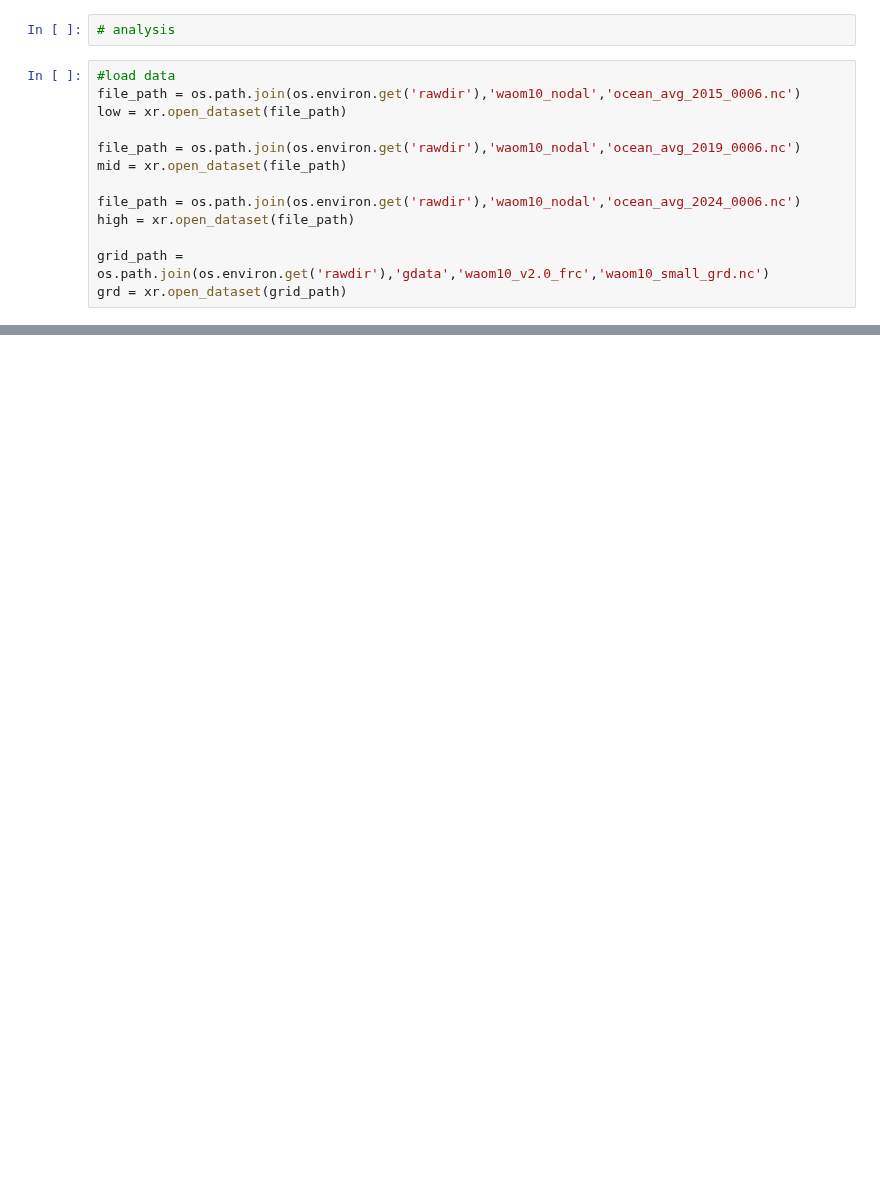
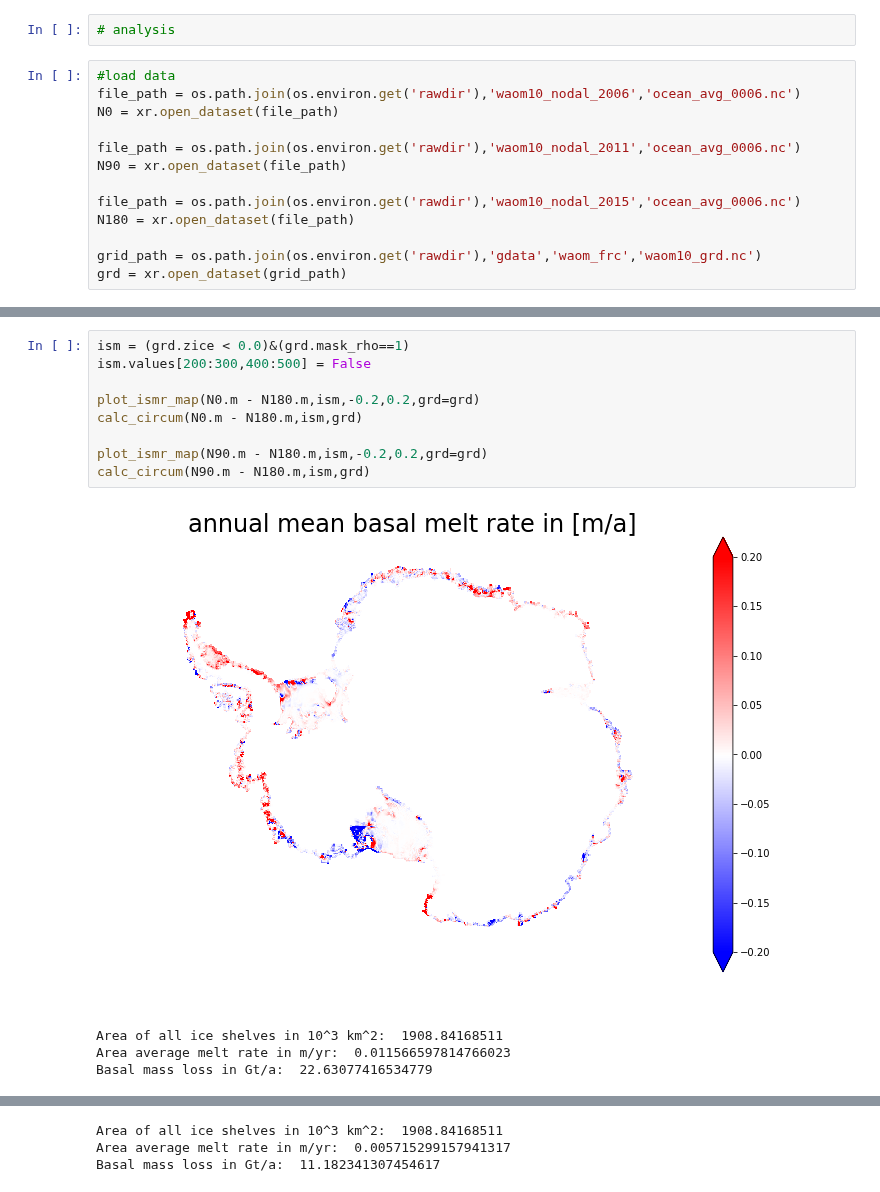
Before and after one commit to kuechenrole/tidal_melting, a Jupyter notebook: notebooks/reports/nodal_tides.ipynb, the cells around one changed output, grey strips where cells are left out. Drawn from its saved outputs; the diff is of its cells as text; blank space fills up the shorter version.

```diff
--- a/notebooks/reports/nodal_tides.ipynb
+++ b/notebooks/reports/nodal_tides.ipynb
@@ -55,14 +36,14 @@ for ind,const in enumerate(['M2','S2','N2','K2','K1','O1','P1','Q1','Mf','Mm','M
 # analysis
 # %%
 #load data
-file_path = os.path.join(os.environ.get('rawdir'),'waom10_nodal','ocean_avg_2015_0006.nc')
-low = xr.open_dataset(file_path)
+file_path = os.path.join(os.environ.get('rawdir'),'waom10_nodal_2006','ocean_avg_0006.nc')
+N0 = xr.open_dataset(file_path)
 
-file_path = os.path.join(os.environ.get('rawdir'),'waom10_nodal','ocean_avg_2019_0006.nc')
-mid = xr.open_dataset(file_path)
+file_path = os.path.join(os.environ.get('rawdir'),'waom10_nodal_2011','ocean_avg_0006.nc')
+N90 = xr.open_dataset(file_path)
 
-file_path = os.path.join(os.environ.get('rawdir'),'waom10_nodal','ocean_avg_2024_0006.nc')
-high = xr.open_dataset(file_path)
+file_path = os.path.join(os.environ.get('rawdir'),'waom10_nodal_2015','ocean_avg_0006.nc')
+N180 = xr.open_dataset(file_path)
 
-grid_path = os.path.join(os.environ.get('rawdir'),'gdata','waom10_v2.0_frc','waom10_small_grd.nc')
+grid_path = os.path.join(os.environ.get('rawdir'),'gdata','waom_frc','waom10_grd.nc')
 grd = xr.open_dataset(grid_path)
@@ -179,0 +64,14 @@ plt.show()
+# %%
+ism = (grd.zice < 0.0)&(grd.mask_rho==1)
+ism.values[200:300,400:500] = False
+
+plot_ismr_map(N0.m - N180.m,ism,-0.2,0.2,grd=grd)
+calc_circum(N0.m - N180.m,ism,grd)
+
+plot_ismr_map(N90.m - N180.m,ism,-0.2,0.2,grd=grd)
+calc_circum(N90.m - N180.m,ism,grd)
+# %% [output]
+[figure, added]
+Area of all ice shelves in 10^3 km^2:  1908.84168511
+Area average melt rate in m/yr:  0.011566597814766023
+Basal mass loss in Gt/a:  22.63077416534779
@@ -179,0 +79,3 @@ plt.show()
+Area of all ice shelves in 10^3 km^2:  1908.84168511
+Area average melt rate in m/yr:  0.005715299157941317
+Basal mass loss in Gt/a:  11.182341307454617
```
Also changed, not shown: parts of 17 cells of this notebook, 7 other files.
